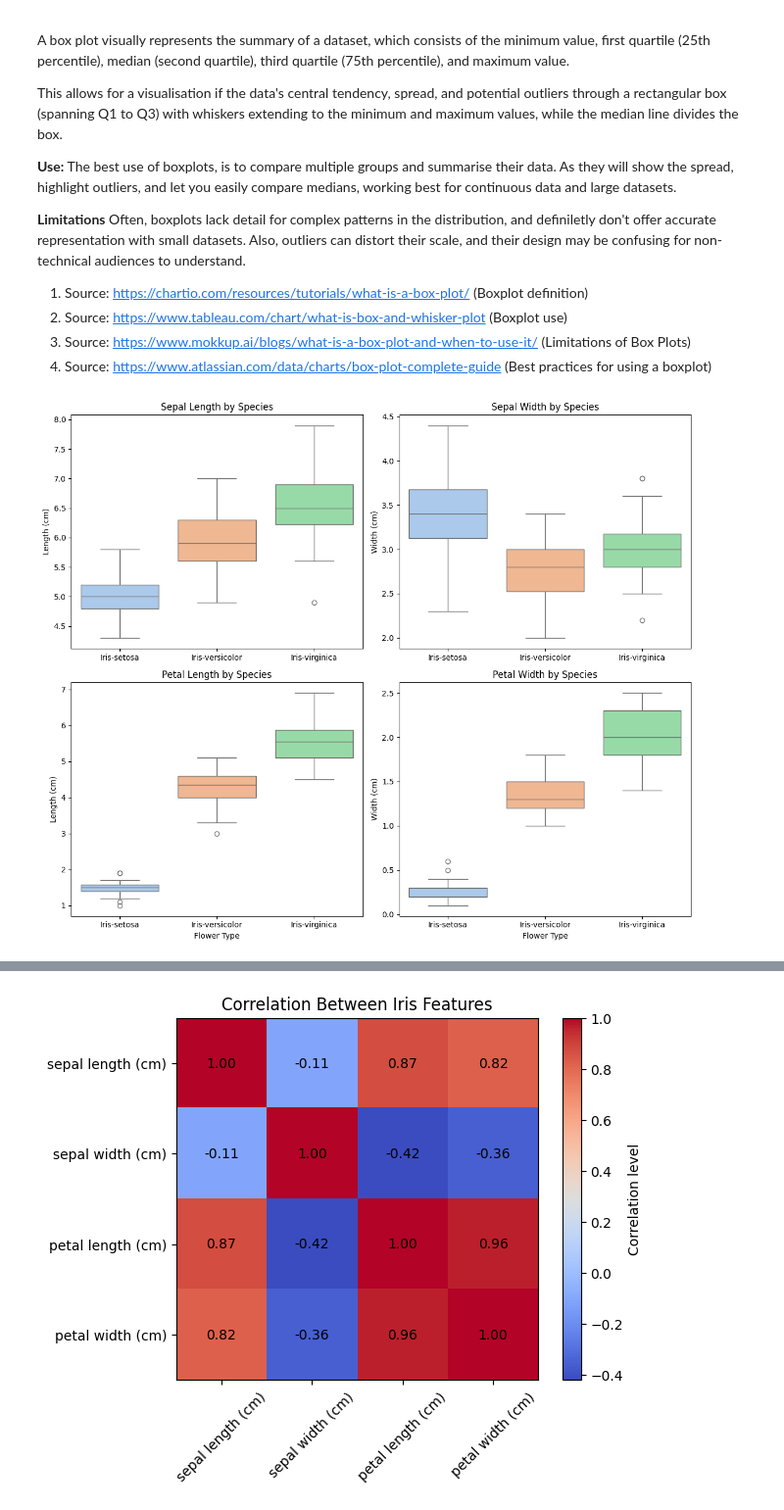
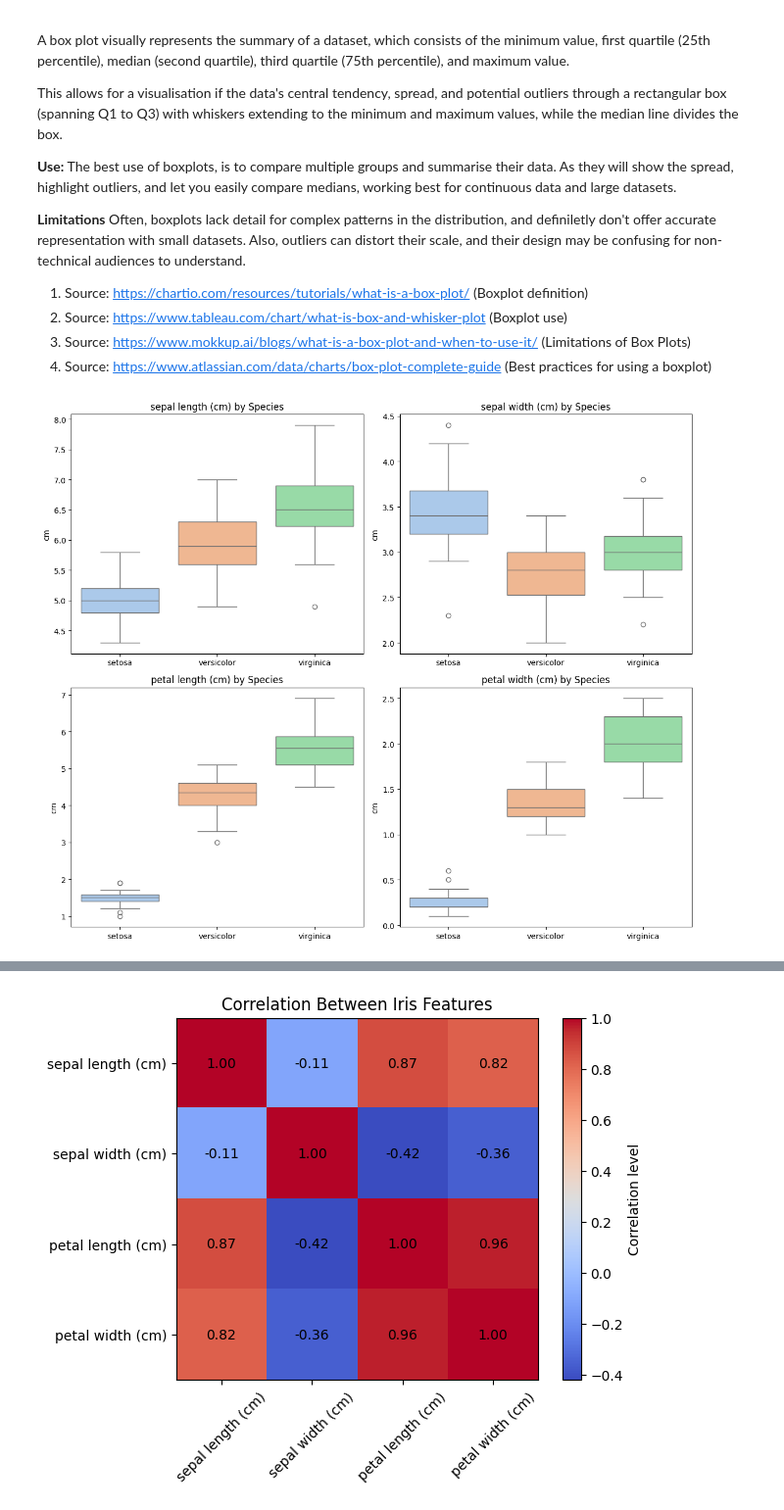
Before and after one commit to marianemcgrath/pands_project, a Jupyter notebook: analysis.ipynb, the cells around one changed output, grey strips where cells are left out. Shown: that part at 98% size. Saved outputs shown, nothing was run; the diff lists cells and outputs as text; code cells hidden in the pictures.

```diff
--- a/analysis.ipynb
+++ b/analysis.ipynb
@@ -269,47 +273,40 @@ This allows for a visualisation if the data's central tendency, spread, and pote
 2. Source: https://www.tableau.com/chart/what-is-box-and-whisker-plot (Boxplot use)
 3. Source: https://www.mokkup.ai/blogs/what-is-a-box-plot-and-when-to-use-it/ (Limitations of Box Plots)
 4. Source: https://www.atlassian.com/data/charts/box-plot-complete-guide (Best practices for using a boxplot)
-# %%
-
-plt.figure(figsize=(12, 10))
-
-# First plot (top left) - Sepal Length
-plt.subplot(2, 2, 1)
-sns.boxplot(x='Species', hue= 'Species', y='Sepal_Length', data=iris_df, palette='pastel')
-
-plt.title('Sepal Length by Species')
-plt.xlabel('')
-plt.ylabel('Length (cm)')
-
-# Second plot (top right) - Sepal Width
-plt.subplot(2, 2, 2)
-sns.boxplot(x='Species', hue= 'Species', y='Sepal_Width', data=iris_df, palette='pastel')
-plt.title('Sepal Width by Species')
-plt.xlabel('')
-plt.ylabel('Width (cm)')
-
-# Third plot (bottom left) - Petal Length
-plt.subplot(2, 2, 3)
-sns.boxplot(x='Species', hue= 'Species', y='Petal_Length', data=iris_df, palette='pastel')
-plt.title('Petal Length by Species')
-plt.xlabel('Flower Type')
-plt.ylabel('Length (cm)')
-
-# Fourth plot (bottom right) - Petal Width
-plt.subplot(2, 2, 4)
-sns.boxplot(x='Species', hue= 'Species', y='Petal_Width', data=iris_df, palette='pastel')
-plt.title('Petal Width by Species')
-plt.xlabel('Flower Type')
-plt.ylabel('Width (cm)')
-
-plt.savefig('iris_boxplots.png')  # Added bbox_inches to prevent cutoff
-plt.tight_layout()
-plt.show()
-
-# Source: https://medium.com/@hfahmida/eda-for-iris-dataset-with-boxplots-violin-plots-heatmap-pairwise-plots-535275b4c2a0 (EDA for the Iris Flower dataset)
-# Source: https://www.geeksforgeeks.org/box-plot-in-python-using-matplotlib/
-# %% [output]
-[figure, removed]
+# %%
+# We start by creating a figure, and set the size to 12 by 10
+plt.figure(figsize=(12, 10))
+
+# Then, we'll loop through each feature in the iris dataset (sepal length, sepal width, etc.). 'enumerate' helps us keep track of which plot
+# we're on (i=0 for first, i=1 for second, etc.)
+for i, col in enumerate(iris.feature_names):
+    # We will create a subplot in a grid(2 rows, 2 columns)
+    plt.subplot(2, 2, i+1)
+    # For the current feature, using the 'Species' column to group the data
+    # The 'palette' selection keeps the colour similar throughout the project
+    sns.boxplot(data=iris_df, x='Species', y=col, palette='pastel')
+
+    # Let's add a title to each plot
+    plt.title(f"{col} by Species")
+    # We will the x-axis label, because it would just say "Species" too many times
+    plt.xlabel('')
+        # And then add "cm" to the y-axis since all measurements are in centimeters
+    plt.ylabel('cm')
+
+# Now, we'll add some the spacing between plots, so they don't overlap
+plt.tight_layout()
+
+# Save boxplots as a PNG image file
+plt.savefig('iris_boxplots.png', bbox_inches='tight')  # bbox_inches prevents cutting off labels
+
+# Let's show them plots
+plt.show()
+
+# Source: https://medium.com/@hfahmida/eda-for-iris-dataset-with-boxplots-violin-plots-heatmap-pairwise-plots-535275b4c2a0 (Boxplots of Features)
+# Source: https://rowannicholls.github.io/python/graphs/ax_based/boxplots_significance.html (Graphs in Python)
+# Source: DeepSeek AI (Prompt: Adapt code [from medium url] to work as I keep getting errors, then explain to a super beginner why you were using each feature)
+# %% [output]
+[figure, added]
 # %% [markdown]
 **Results:** The boxplots above show that virginica has the longest sepals, with an average length of approximately 6.5 cm and setosa has the shortest sepals, around 5 cm on average. Setosa also has wider sepals compared to the other two types. In relation to petals, setosa has very small petals, versicolor has medium-sized petals, and virginica has the largest petals. The sizes are distinct and barely overlap, making petals a easy to differenciate species.
 
```
Also changed, not shown: parts of 25 cells of this notebook, 3 other files.
